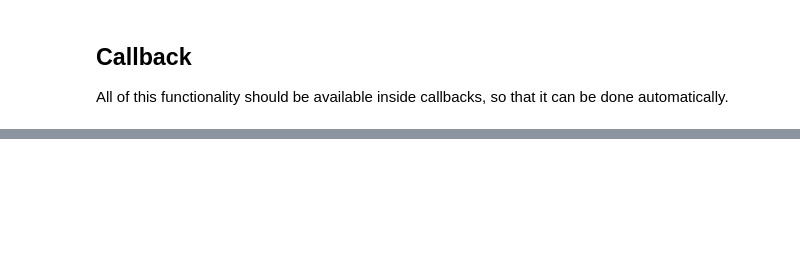
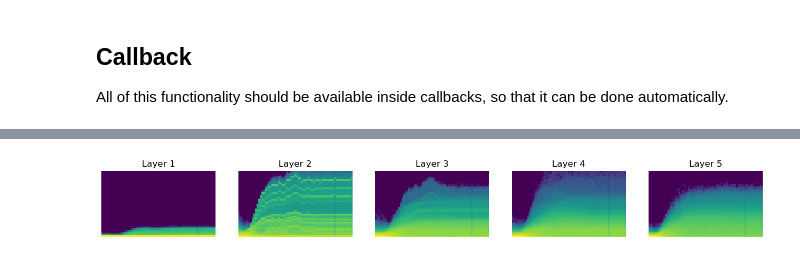
Before and after one commit to stroopwafl/miniai, a Jupyter notebook: nbs/04_activations.ipynb, the cells around one changed output, grey strips where cells are left out. Saved outputs shown, nothing was run; the diff lists cells and outputs as text; code cells hidden in the pictures; blank space fills up the shorter version.

```diff
--- a/nbs/04_activations.ipynb
+++ b/nbs/04_activations.ipynb
@@ -203,5 +219,0 @@ class ColorDim(ActivationStats):
-# %%
-model = get_model()
-cbs = [DeviceCB(), MetricsCB(accuracy=MulticlassAccuracy()), ProgressCB(plot=True), ColorDim(append_stats, layer_filter=fc.risinstance(nn.Conv2d))]
-learn = BaseLearner(dls, model, cbs=cbs)
-learn.fit(0.2, 2, one_cycle=True)
@@ -246,5 +219,0 @@ class MeanStd(ActivationStats):
-# %%
-model = get_model()
-cbs = [DeviceCB(), MetricsCB(accuracy=MulticlassAccuracy()), ProgressCB(plot=True), MeanStd(append_stats, layer_filter=fc.risinstance(nn.Conv2d))]
-learn = BaseLearner(dls, model, cbs=cbs)
-learn.fit(0.2, 1, one_cycle=True)
@@ -258,0 +220,4 @@ learn.fit(0.2, 1, one_cycle=True)
+# %%
+learn.hooks.color_dim()
+# %% [output]
+[figure, added]
```
Also changed, not shown: parts of 13 cells of this notebook, 2 other files.
